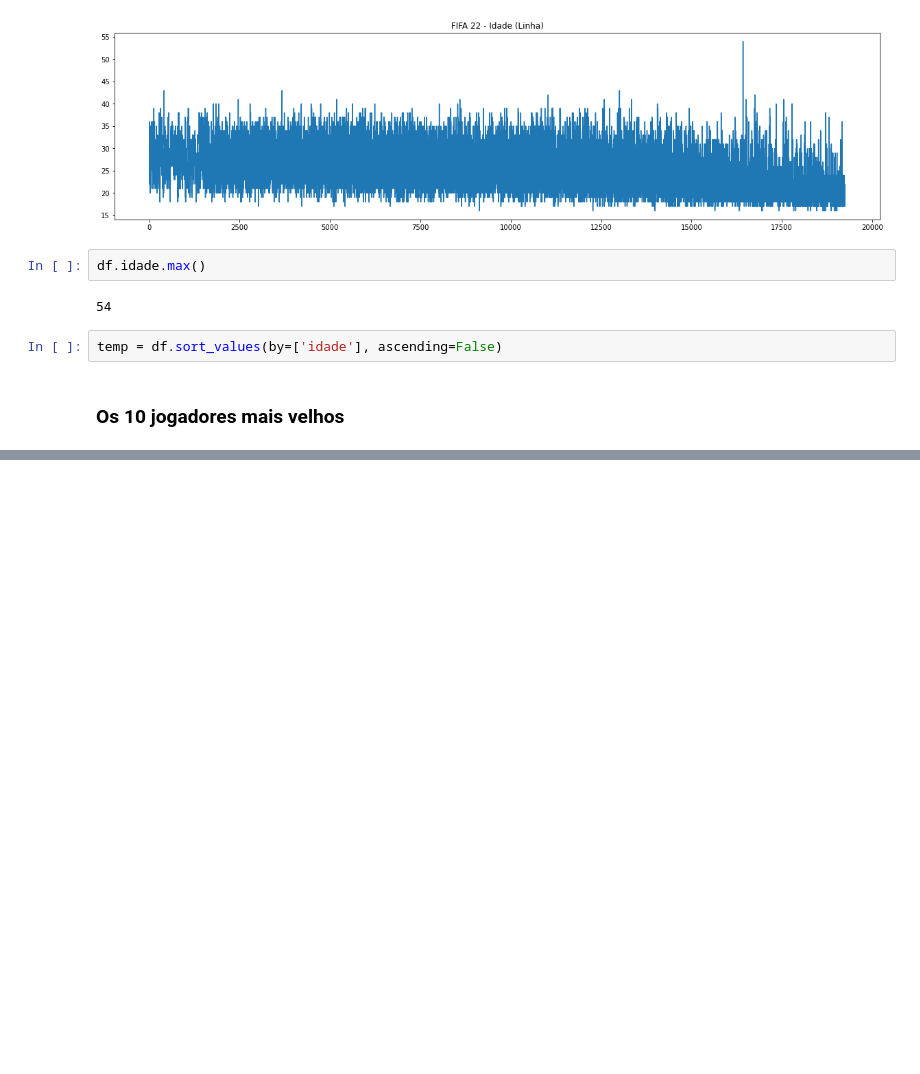
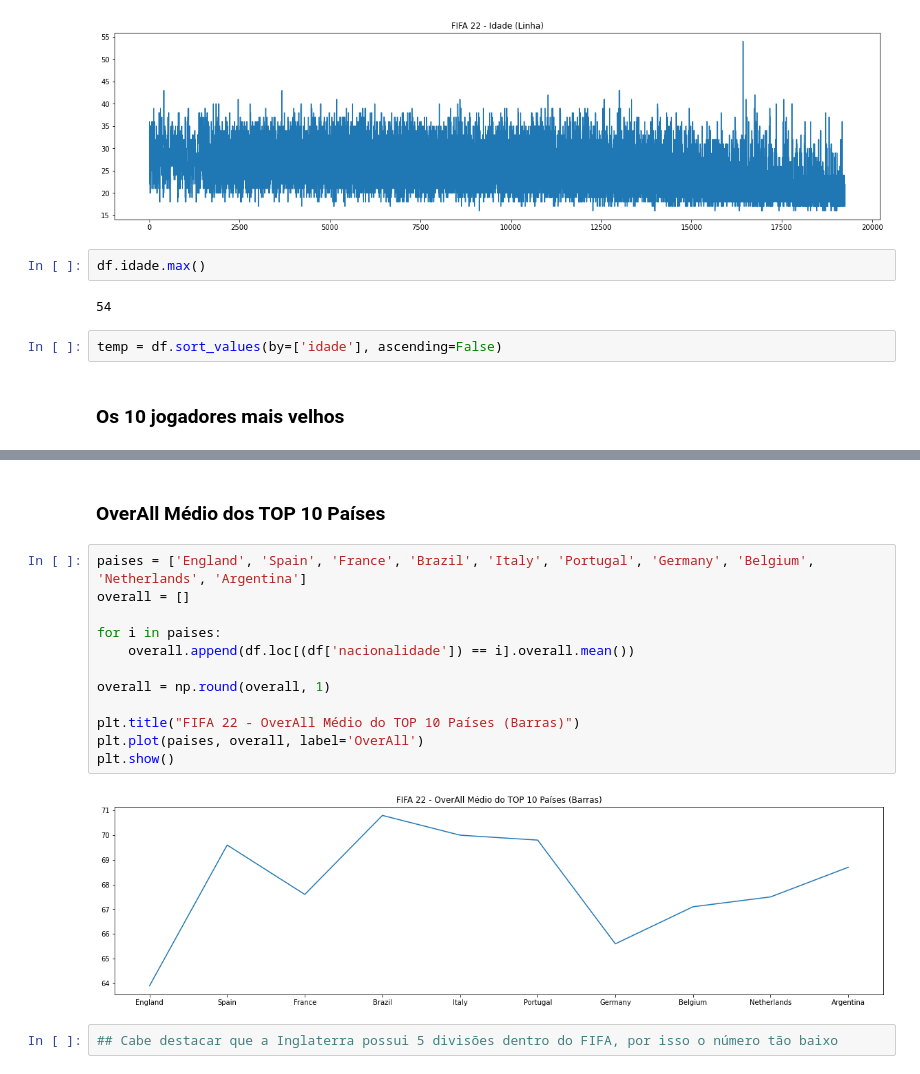
Before and after one commit to leovasc5/exploratory-analysis-of-FIFA-22-data, a Jupyter notebook: curiosidades.ipynb, the cells around one changed output, grey strips where cells are left out. Cells and saved outputs as stored; diff of their text form; blank space fills up the shorter version.

```diff
--- a/curiosidades.ipynb
+++ b/curiosidades.ipynb
@@ -154,0 +191,18 @@ temp.to_csv('planilhas/analises/jogadores_promissores.csv', sep=';', encoding='u
+# %% [markdown]
+### OverAll Médio dos TOP 10 Países
+# %%
+paises = ['England', 'Spain', 'France', 'Brazil', 'Italy', 'Portugal', 'Germany', 'Belgium', 'Netherlands', 'Argentina']
+overall = []
+
+for i in paises:
+    overall.append(df.loc[(df['nacionalidade']) == i].overall.mean())
+
+overall = np.round(overall, 1)
+
+plt.title("FIFA 22 - OverAll Médio do TOP 10 Países (Barras)")
+plt.plot(paises, overall, label='OverAll')
+plt.show()
+# %% [output]
+[figure, added]
+# %%
+## Cabe destacar que a Inglaterra possui 5 divisões dentro do FIFA, por isso o número tão baixo
```
Also changed, not shown: parts of 21 cells of this notebook.
